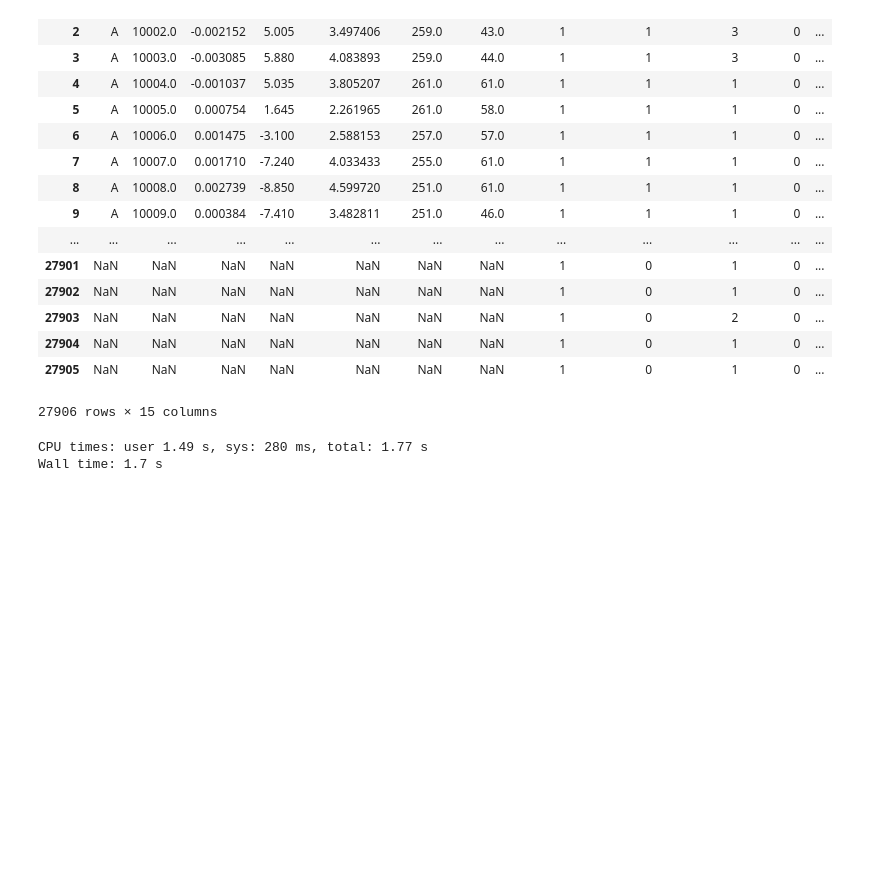
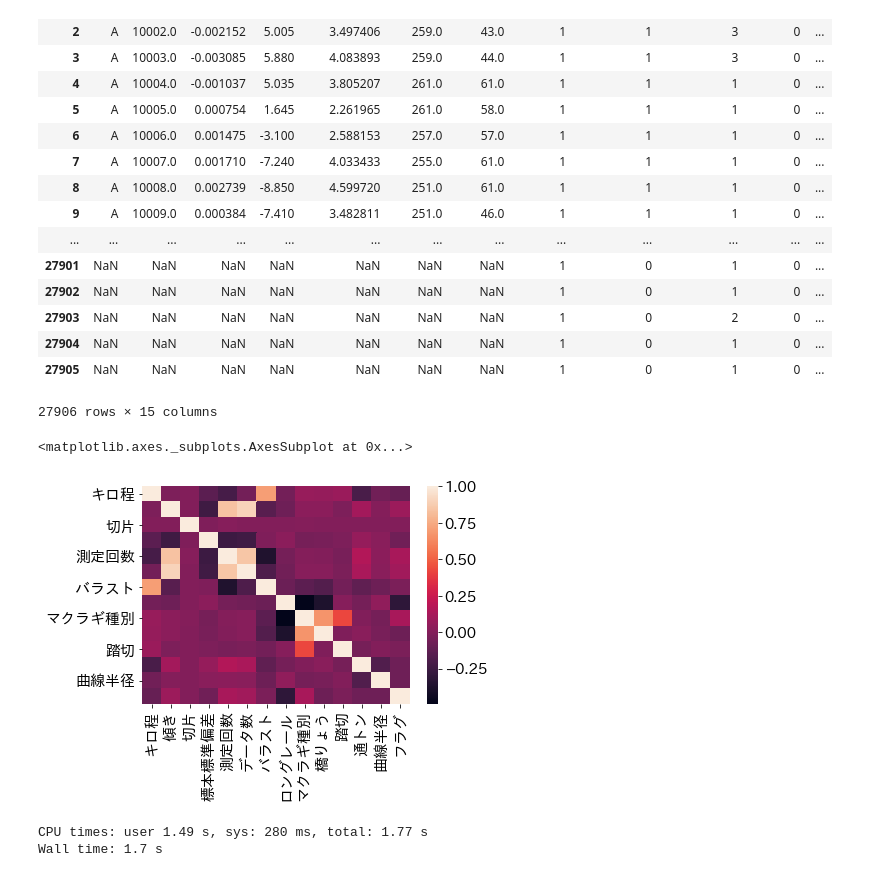
Before and after one commit to a0082273/signate_railway, a Jupyter notebook: check.ipynb, the cells around one changed output. Drawn from its saved outputs; the diff is of its cells as text; code cells hidden in the pictures; blank space fills up the shorter version.

```diff
--- a/check.ipynb
+++ b/check.ipynb
@@ -42,6 +42,12 @@ data4
 | 27904 | NaN | NaN | NaN | NaN | NaN | NaN | NaN | 1 | 0 | 1 | 0 | ... |
 | 27905 | NaN | NaN | NaN | NaN | NaN | NaN | NaN | 1 | 0 | 1 | 0 | ... |
 27906 rows × 15 columns
+# %%
+import japanize_matplotlib
+sns.heatmap(data5.corr())
+# %% [output]
+<matplotlib.axes._subplots.AxesSubplot at 0x...>
+[figure, added]
 # %%
 tracks={}
 for no in ['A','B','C','D']:
```
Also changed, not shown: parts of 1 cell of this notebook, 4 other files.
